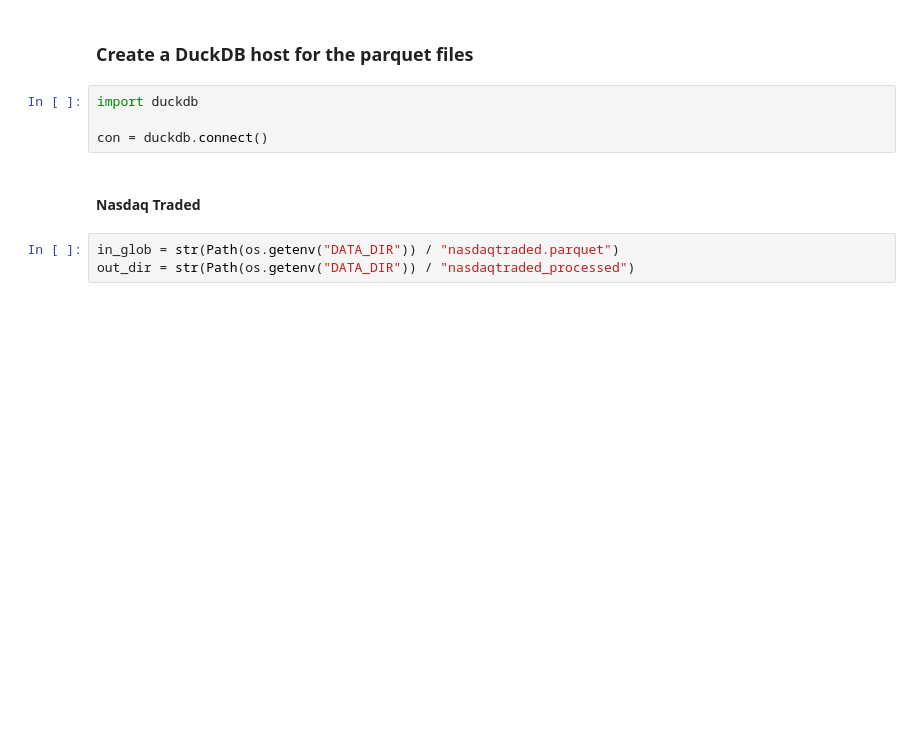
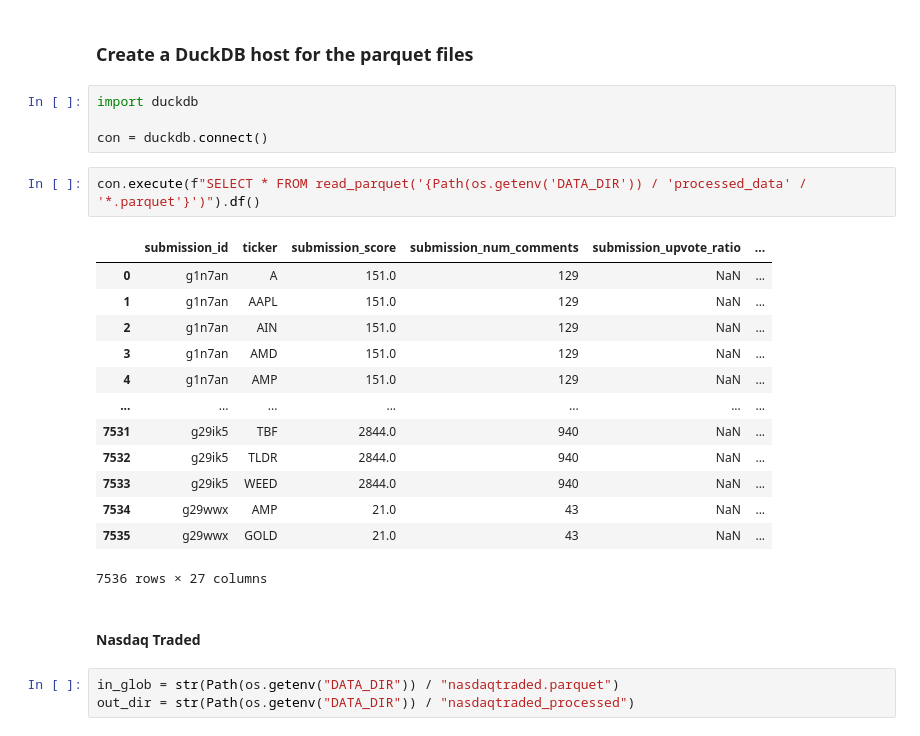
Before and after one commit to jfigge7/Efficient-Markets-ML-Explorer, a Jupyter notebook: API use script.ipynb, the cells around one changed output. Saved outputs shown, nothing was run; the diff lists cells and outputs as text; blank space fills up the shorter version.

```diff
--- a/API use script.ipynb
+++ b/API use script.ipynb
@@ -69,6 +69,22 @@ othertraded.to_parquet(Path(os.getenv("DATA_DIR")) / "otherlisted.parquet", inde
 import duckdb
 
 con = duckdb.connect()
+# %%
+con.execute(f"SELECT * FROM read_parquet('{Path(os.getenv('DATA_DIR')) / 'processed_data' / '*.parquet'}')").df()
+# %% [output]
+|  | submission_id | ticker | submission_score | submission_num_comments | submission_upvote_ratio | ... |
+| 0 | g1n7an | A | 151.0 | 129 | NaN | ... |
+| 1 | g1n7an | AAPL | 151.0 | 129 | NaN | ... |
+| 2 | g1n7an | AIN | 151.0 | 129 | NaN | ... |
+| 3 | g1n7an | AMD | 151.0 | 129 | NaN | ... |
+| 4 | g1n7an | AMP | 151.0 | 129 | NaN | ... |
+| ... | ... | ... | ... | ... | ... | ... |
+| 7531 | g29ik5 | TBF | 2844.0 | 940 | NaN | ... |
+| 7532 | g29ik5 | TLDR | 2844.0 | 940 | NaN | ... |
+| 7533 | g29ik5 | WEED | 2844.0 | 940 | NaN | ... |
+| 7534 | g29wwx | AMP | 21.0 | 43 | NaN | ... |
+| 7535 | g29wwx | GOLD | 21.0 | 43 | NaN | ... |
+7536 rows × 27 columns
 # %% [markdown]
 #### Nasdaq Traded
 # %%
```
Also changed, not shown: 2 other files.
